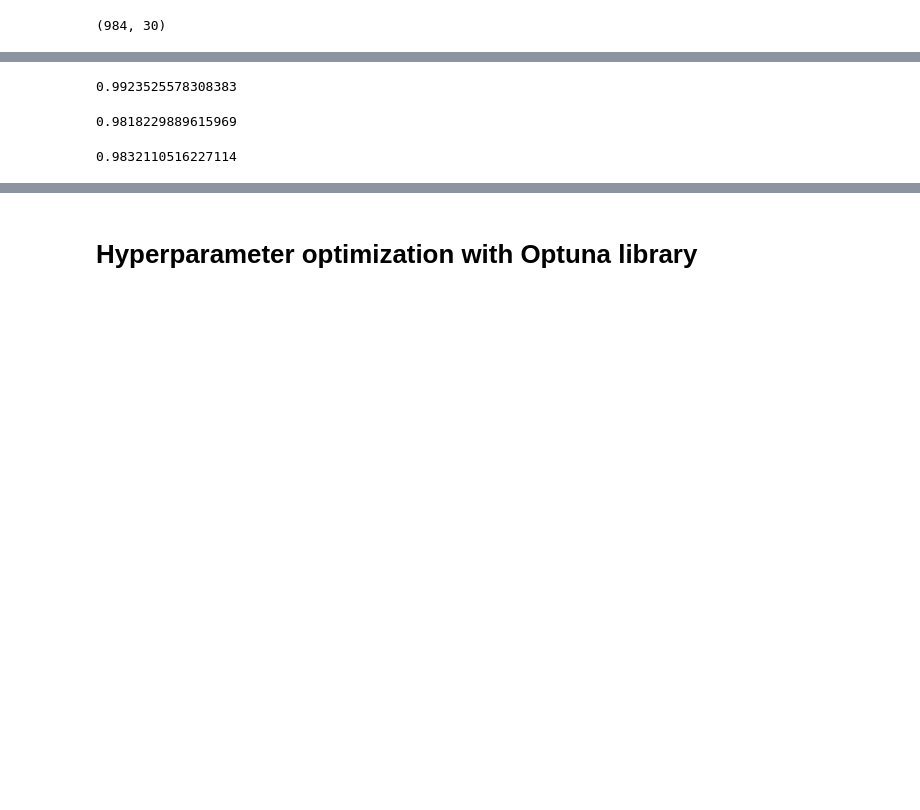
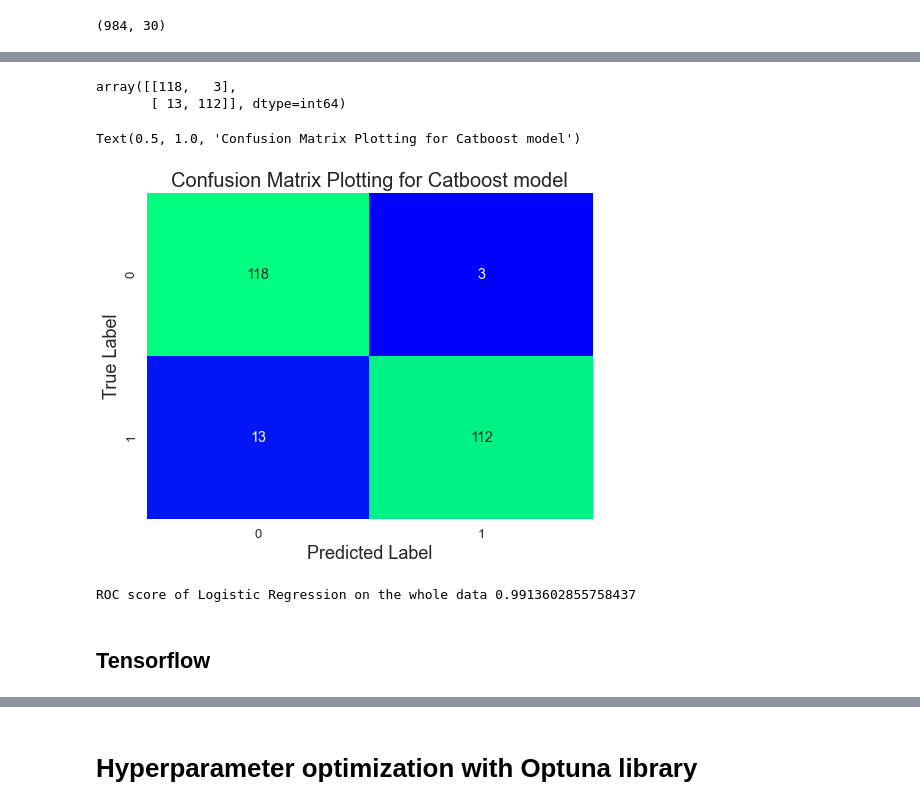
Before and after one commit to elshan2k/Credit-Card-Fraud-Detection, a Jupyter notebook: Model.ipynb, the cells around one changed output, grey strips where cells are left out. Saved outputs shown, nothing was run; the diff lists cells and outputs as text; code cells hidden in the pictures; blank space fills up the shorter version.

```diff
--- a/Model.ipynb
+++ b/Model.ipynb
@@ -266,19 +258,24 @@ print(roc_auc_score(y_test, test_pred))
+# %%
+y_pred = clf.predict(X_test)
+cm_nn=confusion_matrix(y_test, y_pred)
+cm_nn
+# %% [output]
+array([[118,   3],
+       [ 13, 112]], dtype=int64)
+# %%
+plt.figure(figsize=(8,6))
+sns.set(font_scale=1.2)
+sns.heatmap(cm_nn, annot=True, fmt = 'g', cmap="winter", cbar = False)
+plt.xlabel("Predicted Label", size = 18)
+plt.ylabel("True Label", size = 18)
+plt.title("Confusion Matrix Plotting for Catboost model", size = 20)
+# %% [output]
+Text(0.5, 1.0, 'Confusion Matrix Plotting for Catboost model')
+[figure, added]
 # %%
-test_pred = clf.predict_proba(X)[:, 1]
-print(roc_auc_score(y, test_pred))
+test_pred = clf.predict_proba(scaled_df)[:, 1]
+print('ROC score of Logistic Regression on the whole data', roc_auc_score(y, test_pred))
 # %% [output]
-0.9923525578308383
+ROC score of Logistic Regression on the whole data 0.9913602855758437
-# %%
-lgb = LGBMClassifier(learning_rate=0.08, n_estimators=300)
-lgb.fit(X_train, y_train)
-test_pred = lgb.predict_proba(X_test)[:, 1]
-print(roc_auc_score(y_test, test_pred))
-# %% [output]
-0.9818229889615969
-# %%
-lgb = LGBMClassifier(learning_rate=0.07)
-lgb.fit(X_train, y_train)
-test_pred = lgb.predict_proba(X_test)[:, 1]
-print(roc_auc_score(y_test, test_pred))
-# %% [output]
-0.9832110516227114
+# %% [markdown]
+## Tensorflow
```
Also changed, not shown: parts of 29 cells of this notebook, 6 other files.
